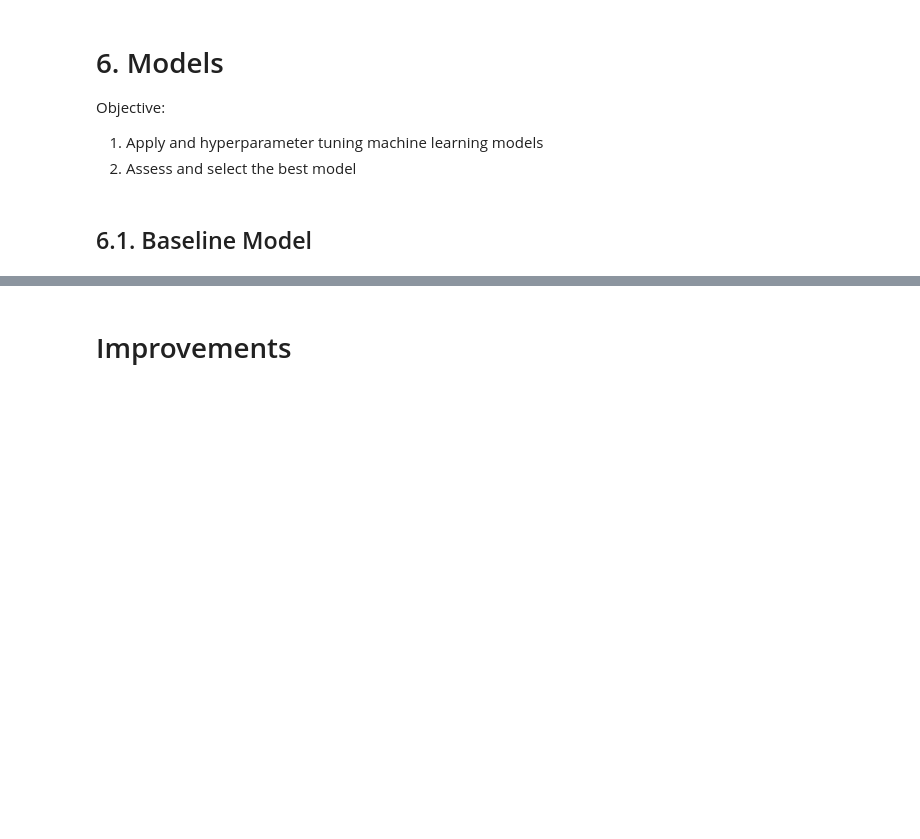
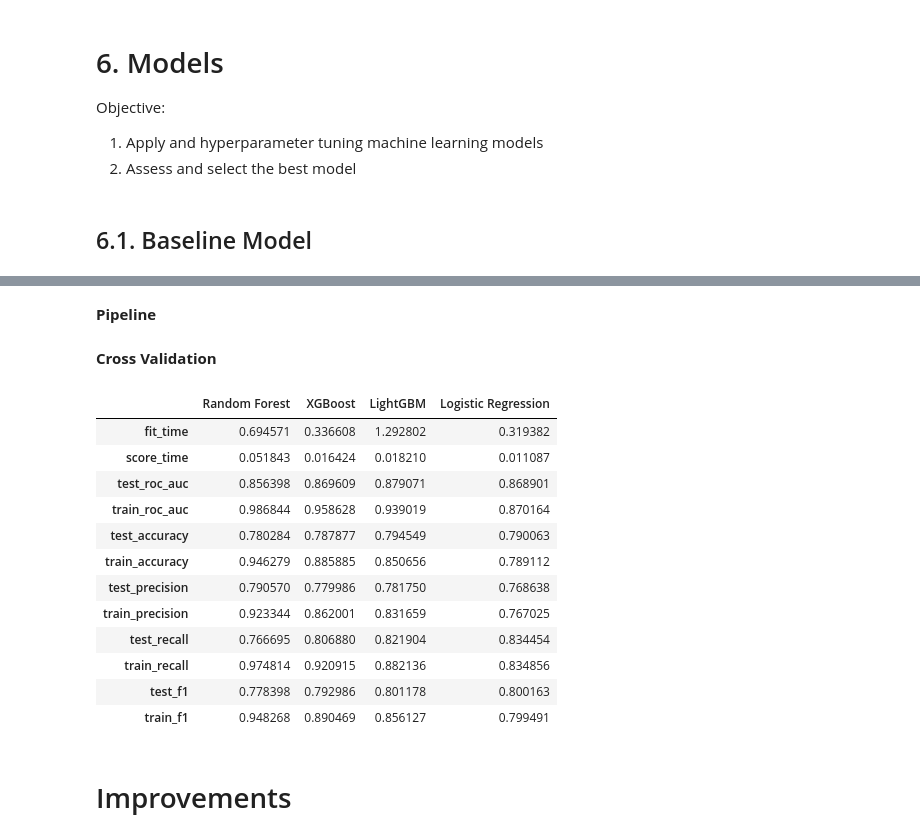
Before and after one commit to CelineChiLamNg/spaceship_prediction, a Jupyter notebook: spaceship_titanic.ipynb, the cells around one changed output, grey strips where cells are left out. Cells and saved outputs as stored; diff of their text form; code cells hidden in the pictures; blank space fills up the shorter version.

```diff
--- a/spaceship_titanic.ipynb
+++ b/spaceship_titanic.ipynb
@@ -882,16 +898,3 @@ ValueError: Found input variables with inconsistent numbers of samples: [1739, 6
 # %% [markdown]
 By setting n_components=0.95, PCA keeps enough components to explain 95% of
 the variance.
-# %%
-n_components = 0.95
-
-pca_pipeline = Pipeline(steps=[
-    ('preprocessing', preprocessor),
-    ('pca', PCA(n_components=n_components))
-])
-
-X = spaceship_ml.drop(columns=[target_name])
-X_pca = pca_pipeline.fit_transform(X)
-
-X_pca_df = pd.DataFrame(X_pca, columns=[f'PC{i+1}' for i in range(X_pca.shape[1])])
-X_pca_df.head()
@@ -914,0 +999,7 @@ Objective:<br>
+# %%
+log_reg = LogisticRegression(random_state=0)
+random_forest = RandomForestClassifier(random_state=0)
+clf_xgb = xgb.XGBClassifier(objective='binary:logistic', random_state=0)
+clf_lgb = lgb.LGBMClassifier(objective='binary', random_state=0)
+# %% [markdown]
+**Pipeline**
@@ -915,3 +1034,50 @@ Objective:<br>
+# %% [markdown]
+**Cross Validation**
+# %%
+scoring_metrics = {
+    'roc_auc': 'roc_auc',
+    'accuracy': 'accuracy',
+    'precision': make_scorer(precision_score, zero_division=0),
+    'recall': 'recall',
+    'f1': make_scorer(f1_score, zero_division=0)
+}
+
+cv_results_rf = cross_validate(pipeline_rf, X, y, cv=cv,
+                               scoring=scoring_metrics,
+                               return_train_score=True, n_jobs=-1)
+cv_results_xgb = cross_validate(pipeline_xgb, X, y, cv=cv,
+                                scoring=scoring_metrics,
+                                return_train_score=True, n_jobs=-1)
+cv_results_lgb = cross_validate(pipeline_lgb, X, y, cv=cv,
+                                scoring=scoring_metrics,
+                                return_train_score=True, n_jobs=-1)
+cv_results_lr = cross_validate(pipeline_lr, X, y, cv=cv,
+                               scoring=scoring_metrics,
+                               return_train_score=True, n_jobs=-1)
+
+# Collect the results into DataFrames
+df_rf = pd.DataFrame(cv_results_rf).mean().to_frame('Random Forest')
+df_xgb = pd.DataFrame(cv_results_xgb).mean().to_frame('XGBoost')
+df_lgb = pd.DataFrame(cv_results_lgb).mean().to_frame('LightGBM')
+df_lr = pd.DataFrame(cv_results_lr).mean().to_frame('Logistic Regression')
+
+# Concatenate results into a single DataFrame
+results_df = pd.concat([df_rf, df_xgb, df_lgb, df_lr], axis=1)
+results_df
+# %% [output]
+|  | Random Forest | XGBoost | LightGBM | Logistic Regression |
+| fit_time | 0.694571 | 0.336608 | 1.292802 | 0.319382 |
+| score_time | 0.051843 | 0.016424 | 0.018210 | 0.011087 |
+| test_roc_auc | 0.856398 | 0.869609 | 0.879071 | 0.868901 |
+| train_roc_auc | 0.986844 | 0.958628 | 0.939019 | 0.870164 |
+| test_accuracy | 0.780284 | 0.787877 | 0.794549 | 0.790063 |
+| train_accuracy | 0.946279 | 0.885885 | 0.850656 | 0.789112 |
+| test_precision | 0.790570 | 0.779986 | 0.781750 | 0.768638 |
+| train_precision | 0.923344 | 0.862001 | 0.831659 | 0.767025 |
+| test_recall | 0.766695 | 0.806880 | 0.821904 | 0.834454 |
+| train_recall | 0.974814 | 0.920915 | 0.882136 | 0.834856 |
+| test_f1 | 0.778398 | 0.792986 | 0.801178 | 0.800163 |
+| train_f1 | 0.948268 | 0.890469 | 0.856127 | 0.799491 |
 # %% [markdown]
 # Improvements
 # %% [markdown]
```
Also changed, not shown: parts of 21 cells of this notebook.
